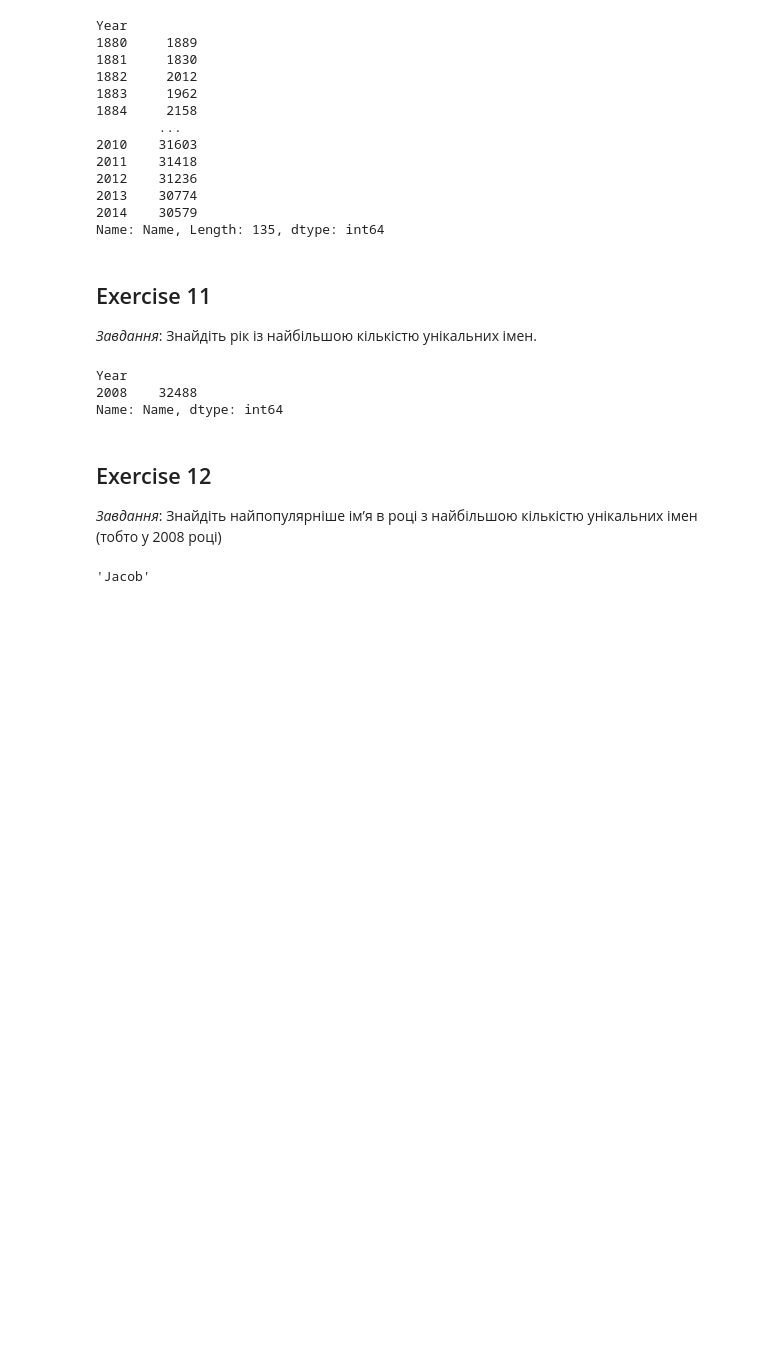
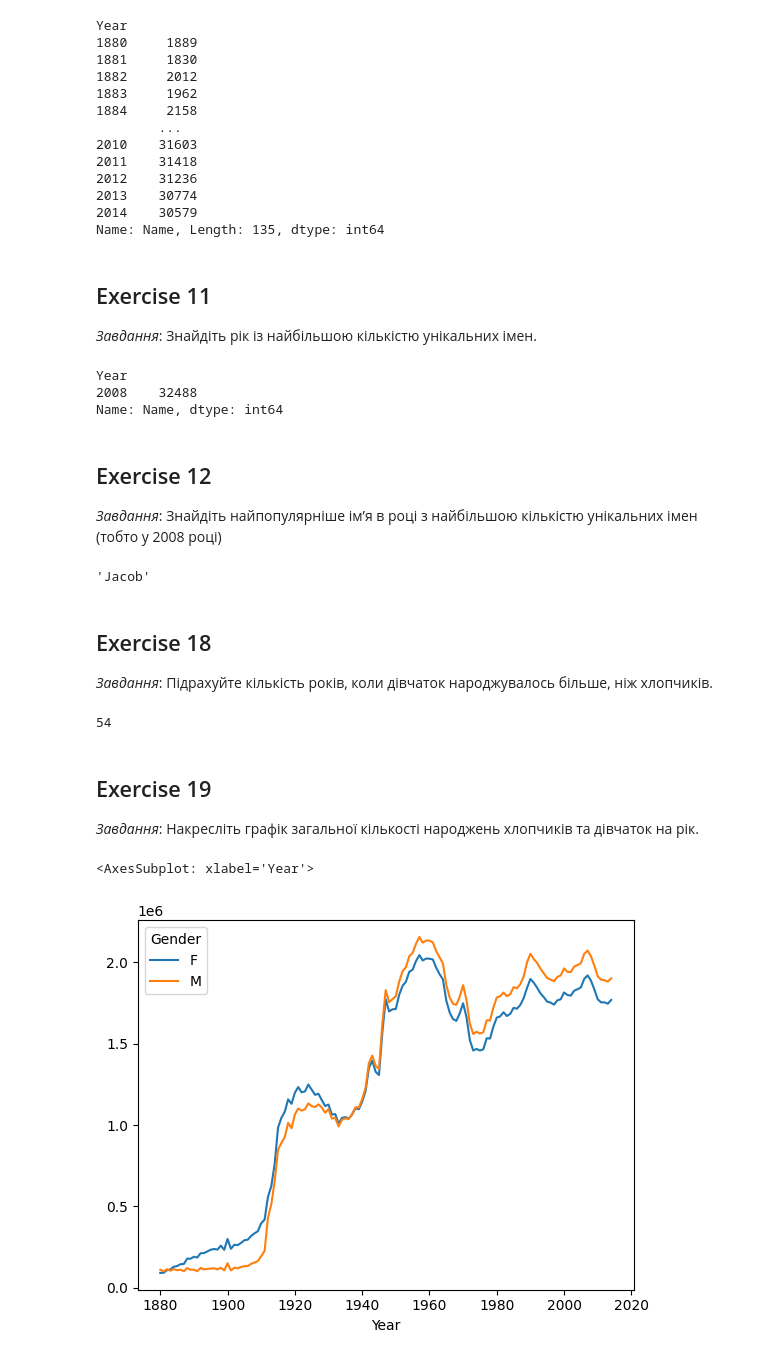
Before and after one commit to ram333n/models-of-intelligent-systems, a Jupyter notebook: Lab_3/lab_3.ipynb, the cells around one changed output. Drawn from its saved outputs; the diff is of its cells as text; code cells hidden in the pictures; blank space fills up the shorter version.

Commit message:
Lab-3: Solve task with graph

```diff
--- a/Lab_3/lab_3.ipynb
+++ b/Lab_3/lab_3.ipynb
@@ -129,3 +129,19 @@ year_with_max_unique_count = 2008
 df[df['Year'] == year_with_max_unique_count].sort_values(by=['Count'], ascending=False)[:1].iat[0, 1]
 # %% [output]
 'Jacob'
+# %% [markdown]
+## Exercise 18
+*Завдання*: Підрахуйте кількість років, коли дівчаток народжувалось більше, ніж хлопчиків.
+# %%
+birth_by_year = df.groupby(['Year', 'Gender'])['Count'].sum().unstack()
+len(birth_by_year[birth_by_year['F'] > birth_by_year['M']])
+# %% [output]
+54
+# %% [markdown]
+## Exercise 19
+*Завдання*: Накресліть графік загальної кількості народжень хлопчиків та дівчаток на рік.
+# %%
+birth_by_year.plot()
+# %% [output]
+<AxesSubplot: xlabel='Year'>
+[figure, added]
```
